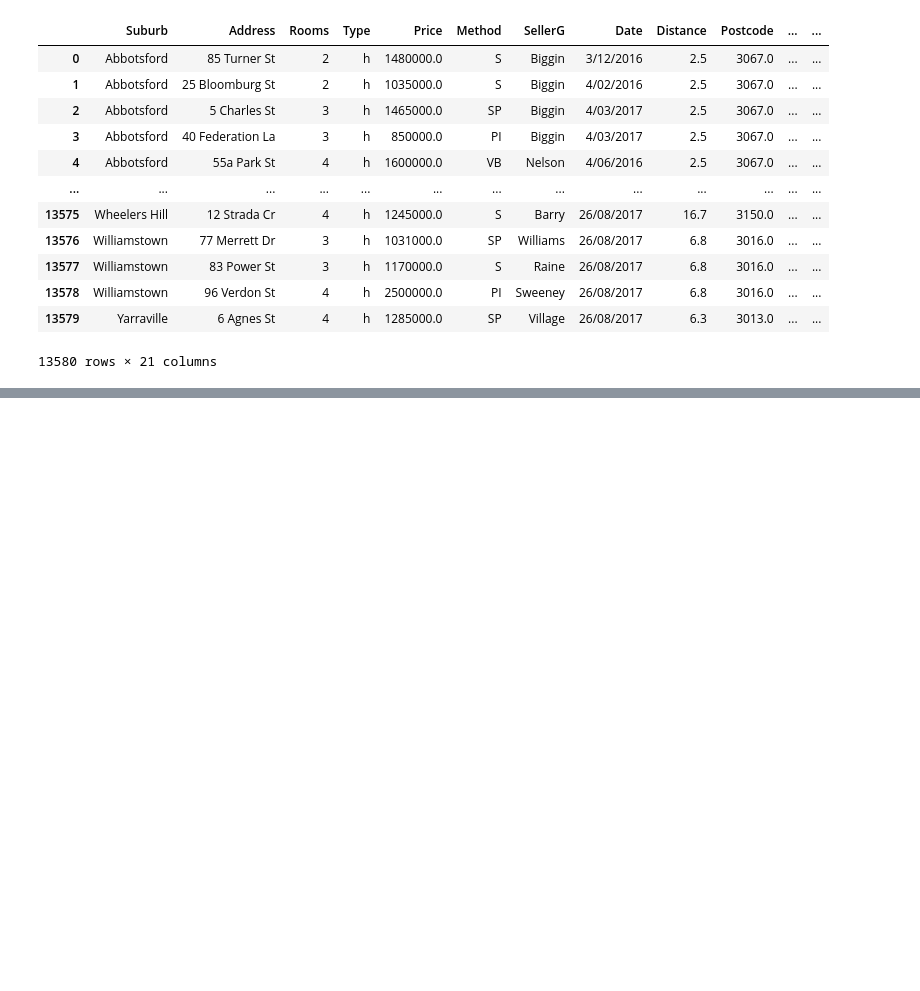
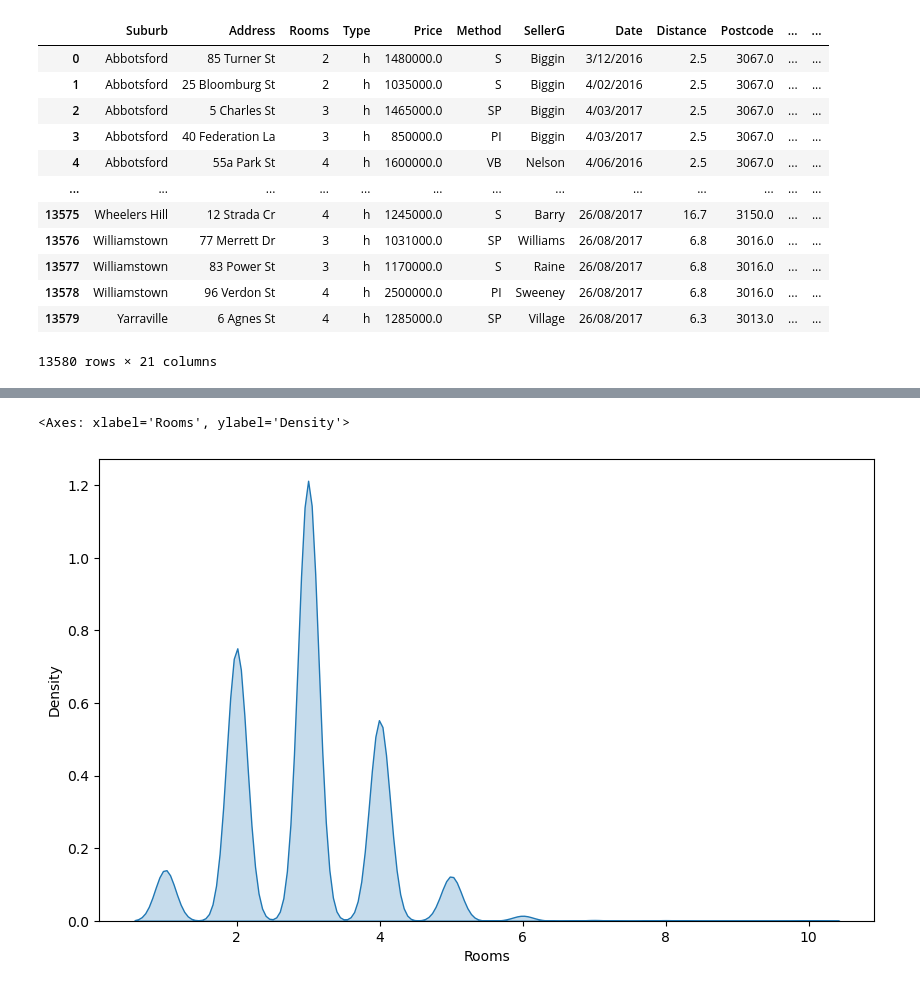
Before and after one commit to jorgeordovi/eda_start, a Jupyter notebook: base_eda.ipynb, the cells around one changed output, grey strips where cells are left out. Saved outputs shown, nothing was run; the diff lists cells and outputs as text; code cells hidden in the pictures; blank space fills up the shorter version.

```diff
--- a/base_eda.ipynb
+++ b/base_eda.ipynb
@@ -44,0 +132,6 @@ data
+# %%
+plt.figure(figsize=(10,6))
+sns.kdeplot(data["Rooms"], fill=True)
+# %% [output]
+<Axes: xlabel='Rooms', ylabel='Density'>
+[figure, added]
```
Also changed, not shown: parts of 6 cells of this notebook.
